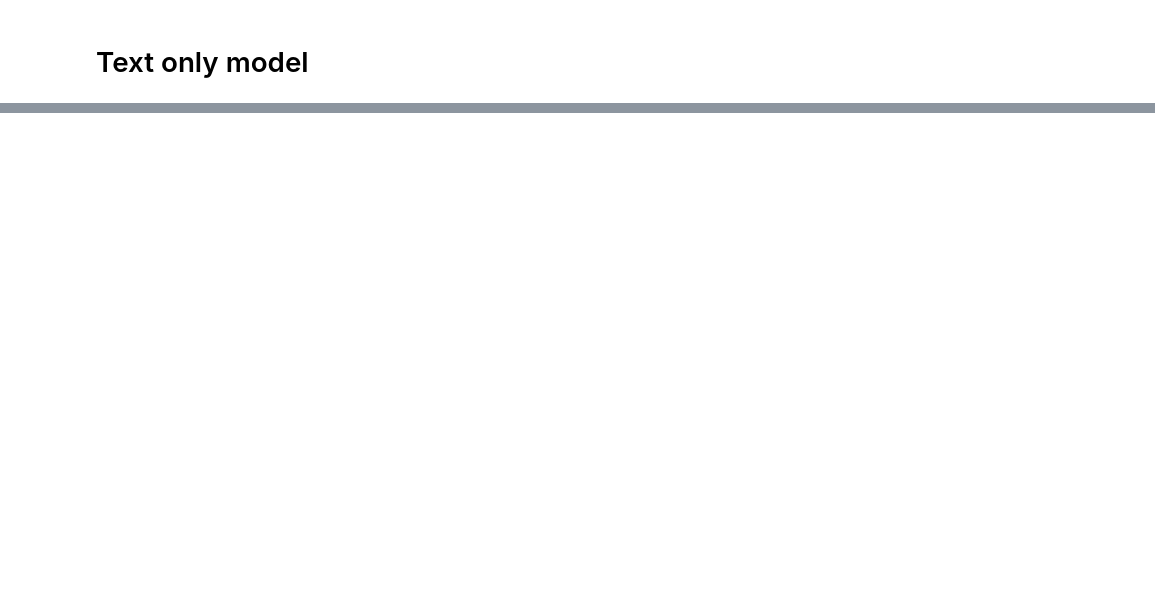
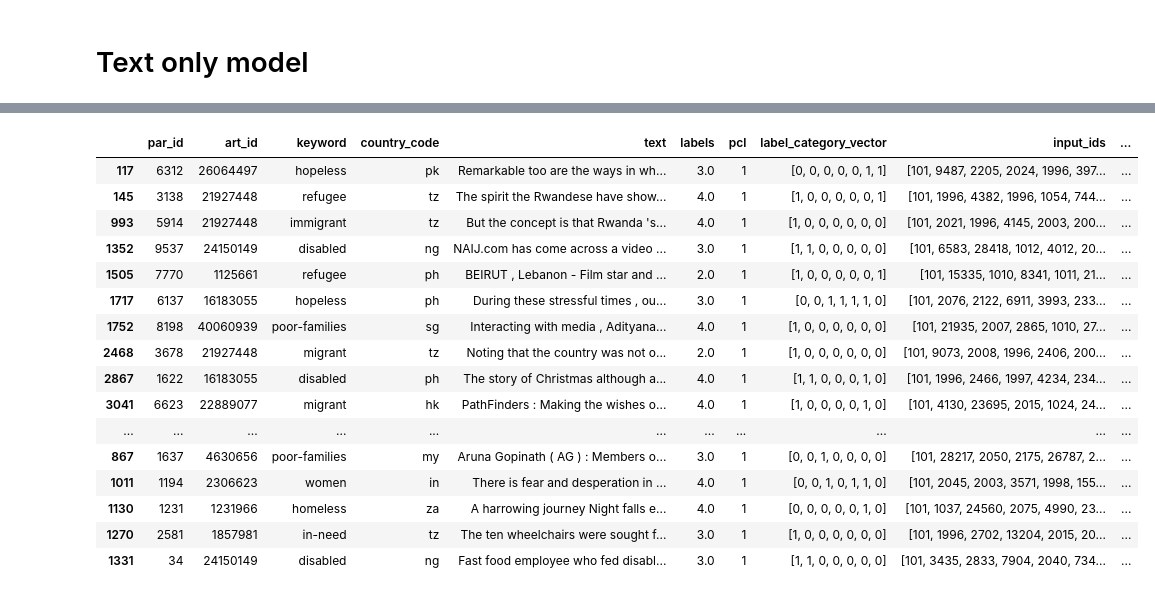
Before and after one commit to monkeytim19/nlp-classification, a Jupyter notebook: test_model.ipynb, the cells around one changed output, grey strips where cells are left out. Saved outputs shown, nothing was run; the diff lists cells and outputs as text; code cells hidden in the pictures; blank space fills up the shorter version.

```diff
--- a/test_model.ipynb
+++ b/test_model.ipynb
@@ -34,3 +38,8 @@ train_val_df
 8375 rows × 10 columns
+# %%
+# convert the article id to integer
+np.all(train_val_df.art_id.apply(lambda x: True if x[:2] == "@@" else False)) # check that all art_id has same prefix '@@'
+train_val_df['art_id'] = train_val_df.art_id.apply(lambda x: x[2:]).astype('int64') # perform removal of prefix
+train_val_df['art_id'] = train_val_df['art_id'].astype('int64') # convert to integer type
 # %% [markdown]
 # Text only model
@@ -278,0 +438,3 @@ KeyboardInterrupt:
+# %%
+repeat_art = train_val_df['art_id'].map(train_val_df['art_id'].value_counts()) > 1 # find articles that repeat
+repeat_pos = train_val_df[repeat_art & train_val_df['pcl']==1] # find all samples that are positive and are in articles that repeat
@@ -278,0 +472,21 @@ KeyboardInterrupt:
+# %%
+for row in repeat_pos:
+    art_id = row[]
+# %% [output]
+|  | par_id | art_id | keyword | country_code | text | labels | pcl | label_category_vector | input_ids | ... |
+| 117 | 6312 | 26064497 | hopeless | pk | Remarkable too are the ways in wh... | 3.0 | 1 | [0, 0, 0, 0, 0, 1, 1] | [101, 9487, 2205, 2024, 1996, 397... | ... |
+| 145 | 3138 | 21927448 | refugee | tz | The spirit the Rwandese have show... | 4.0 | 1 | [1, 0, 0, 0, 0, 0, 1] | [101, 1996, 4382, 1996, 1054, 744... | ... |
+| 993 | 5914 | 21927448 | immigrant | tz | But the concept is that Rwanda 's... | 4.0 | 1 | [1, 0, 0, 0, 0, 0, 0] | [101, 2021, 1996, 4145, 2003, 200... | ... |
+| 1352 | 9537 | 24150149 | disabled | ng | NAIJ.com has come across a video ... | 3.0 | 1 | [1, 1, 0, 0, 0, 0, 0] | [101, 6583, 28418, 1012, 4012, 20... | ... |
+| 1505 | 7770 | 1125661 | refugee | ph | BEIRUT , Lebanon - Film star and ... | 2.0 | 1 | [1, 0, 0, 0, 0, 0, 1] | [101, 15335, 1010, 8341, 1011, 21... | ... |
+| 1717 | 6137 | 16183055 | hopeless | ph | During these stressful times , ou... | 3.0 | 1 | [0, 0, 1, 1, 1, 1, 0] | [101, 2076, 2122, 6911, 3993, 233... | ... |
+| 1752 | 8198 | 40060939 | poor-families | sg | Interacting with media , Adityana... | 4.0 | 1 | [1, 0, 0, 0, 0, 0, 0] | [101, 21935, 2007, 2865, 1010, 27... | ... |
+| 2468 | 3678 | 21927448 | migrant | tz | Noting that the country was not o... | 2.0 | 1 | [1, 0, 0, 0, 0, 0, 0] | [101, 9073, 2008, 1996, 2406, 200... | ... |
+| 2867 | 1622 | 16183055 | disabled | ph | The story of Christmas although a... | 4.0 | 1 | [1, 1, 0, 0, 0, 1, 0] | [101, 1996, 2466, 1997, 4234, 234... | ... |
+| 3041 | 6623 | 22889077 | migrant | hk | PathFinders : Making the wishes o... | 4.0 | 1 | [1, 0, 0, 0, 0, 1, 0] | [101, 4130, 23695, 2015, 1024, 24... | ... |
+| ... | ... | ... | ... | ... | ... | ... | ... | ... | ... | ... |
+| 867 | 1637 | 4630656 | poor-families | my | Aruna Gopinath ( AG ) : Members o... | 3.0 | 1 | [0, 0, 1, 0, 0, 0, 0] | [101, 28217, 2050, 2175, 26787, 2... | ... |
+| 1011 | 1194 | 2306623 | women | in | There is fear and desperation in ... | 4.0 | 1 | [0, 0, 1, 0, 1, 1, 0] | [101, 2045, 2003, 3571, 1998, 155... | ... |
+| 1130 | 1231 | 1231966 | homeless | za | A harrowing journey Night falls e... | 4.0 | 1 | [0, 0, 0, 0, 0, 1, 0] | [101, 1037, 24560, 2075, 4990, 23... | ... |
+| 1270 | 2581 | 1857981 | in-need | tz | The ten wheelchairs were sought f... | 3.0 | 1 | [1, 0, 0, 0, 0, 0, 0] | [101, 1996, 2702, 13204, 2015, 20... | ... |
+| 1331 | 34 | 24150149 | disabled | ng | Fast food employee who fed disabl... | 3.0 | 1 | [1, 1, 0, 0, 0, 0, 0] | [101, 3435, 2833, 7904, 2040, 734... | ... |
```
Also changed, not shown: parts of 25 cells of this notebook.
